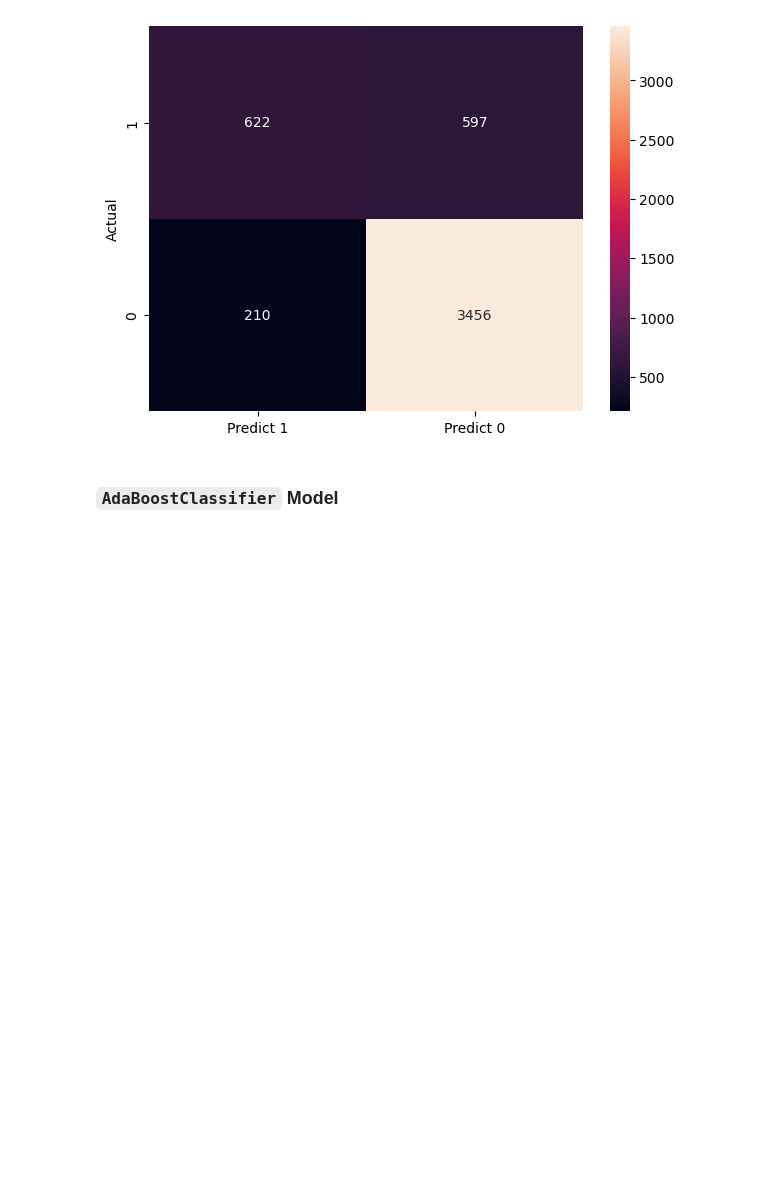
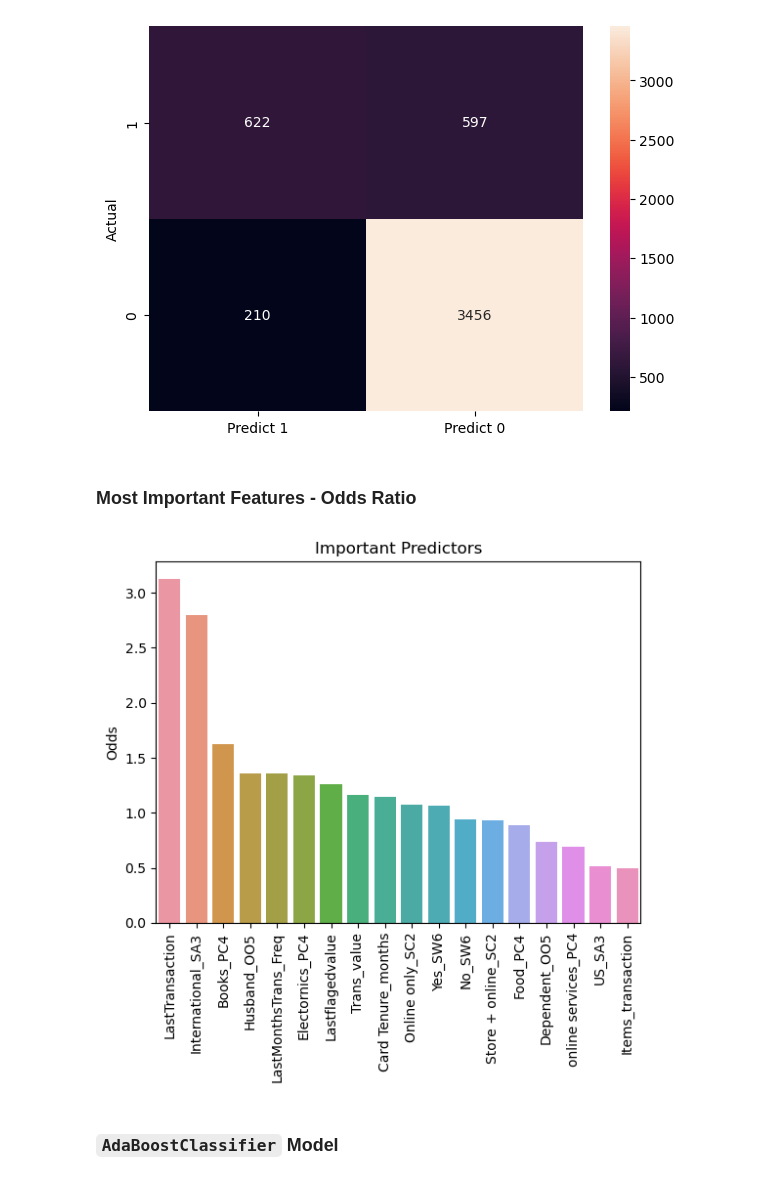
Before and after one commit to CyprianFusi/FraudDetectionModel-with-Gretl, a Jupyter notebook: fraud_detection.ipynb, the cells around one changed output. Drawn from its saved outputs; the diff is of its cells as text; code cells hidden in the pictures; blank space fills up the shorter version.

```diff
--- a/fraud_detection.ipynb
+++ b/fraud_detection.ipynb
@@ -557,6 +557,23 @@ plt.ylabel('Actual')
 plt.show()
 # %% [output]
 [figure]
+# %% [markdown]
+### Most Important Features - Odds Ratio
+# %%
+odds_ratio = np.exp(log_reg.coef_)
+# %%
+odds_ratio_df = pd.DataFrame(odds_ratio, columns = list(df_num_final)).T
+# %%
+odds_ratio_df.columns = ['odds']
+data = odds_ratio_df.sort_values(by = 'odds', ascending = False)
+# %%
+sns.barplot(data = data.T)
+plt.title('Important Predictors')
+plt.ylabel('Odds')
+plt.xticks(rotation = 90)
+plt.show()
+# %% [output]
+[figure, added]
 # %% [markdown]
 ### `AdaBoostClassifier` Model
 # %%
```
Also changed, not shown: parts of 4 cells of this notebook.
